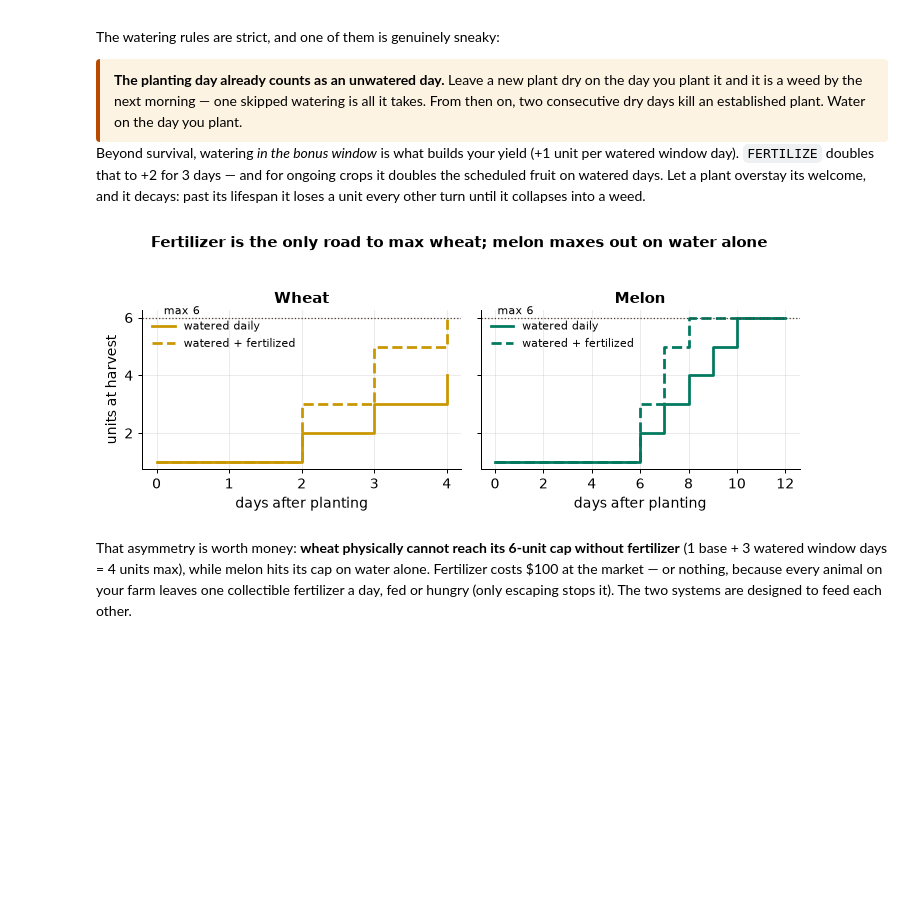
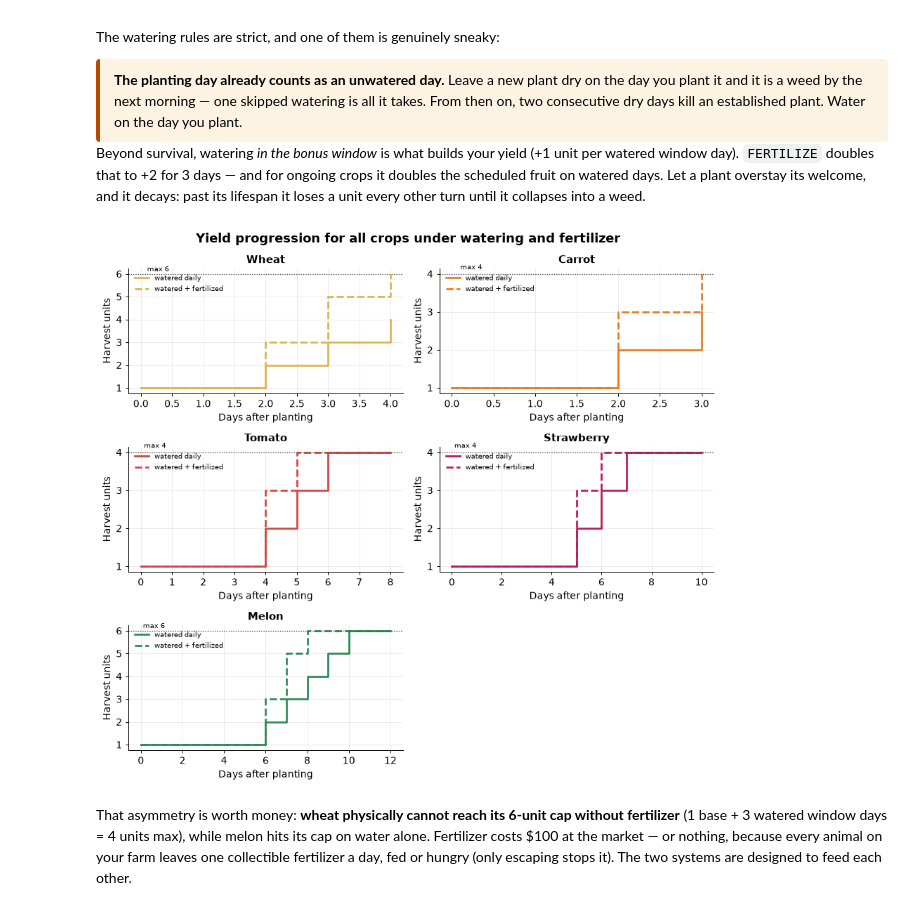
Before and after one commit to bravefe/Kaggriculture, a Jupyter notebook: kaggriculture-visualized-what-every-crop-pays.ipynb, the cells around one changed output. Drawn from its saved outputs; the diff is of its cells as text; code cells hidden in the pictures; blank space fills up the shorter version.

```diff
--- a/kaggriculture-visualized-what-every-crop-pays.ipynb
+++ b/kaggriculture-visualized-what-every-crop-pays.ipynb
@@ -568,33 +571,77 @@ window day). `FERTILIZE` doubles that to +2 for 3 days — and for ongoing crops
 scheduled fruit on watered days. Let a plant overstay its welcome, and it decays: past its
 lifespan it loses a unit every other turn until it collapses into a weed.
 # %%
+CROP_C = {
+    "WHEAT": "#E0B44C",
+    "CARROT": "#E67E22",
+    "TOMATO": "#D64541",
+    "STRAWBERRY": "#C2185B",
+    "MELON": "#2E8B57",
+}
+
 def yield_curve(crop, water=True, fert=False):
-    # Day-by-day harvestable units for a one-shot crop (engine WATER logic, per day).
-    c, units, curve = CROPS[crop], 1, []
+    """Day-by-day harvestable units for a one-shot crop."""
+    c = CROPS[crop]
+    units = 1
+    curve = []
     w0 = (c["max_yield_day"] + 1) // 2
-    for age in range(0, c["max_yield_day"] + 1):
+
+    for age in range(c["max_yield_day"] + 1):
         if water and w0 <= age <= c["max_yield_day"]:
             units = min(c["max_yield"], units + (2 if fert else 1))
         curve.append(units)
     return curve
 
-fig, axes = plt.subplots(1, 2, figsize=(8.2, 3.1), sharey=True)
-for ax, crop in zip(axes, ["WHEAT", "MELON"]):
+crops = ["WHEAT", "CARROT", "TOMATO", "STRAWBERRY", "MELON"]
+
+fig, axes = plt.subplots(3, 2, figsize=(10, 9), sharey=False)
+axes = axes.ravel()
+
+for ax, crop in zip(axes, crops):
     c = CROPS[crop]
-    for fert, style, lbl in [(False, "-", "watered daily"), (True, "--", "watered + fertilized")]:
+
+    for fert, style, label in [
+        (False, "-", "watered daily"),
+        (True, "--", "watered + fertilized"),
+    ]:
         curve = yield_curve(crop, fert=fert)
-        ax.step(range(len(curve)), curve, style, where="post", color=CROP_C[crop],
-                lw=2.2, label=lbl)
+        ax.step(
+            range(len(curve)),
+            curve,
+            style,
+            where="post",
+            color=CROP_C[crop],
+            lw=2.2,
+            label=label,
+        )
+
     ax.axhline(c["max_yield"], color="#4A3F35", lw=1, ls=":")
-    ax.text(0.1, c["max_yield"] + .12, f"max {c['max_yield']}", fontsize=9)
-    ax.set_title(crop.title()); ax.set_xlabel("days after planting")
-    ax.legend(fontsize=9, loc="upper left", frameon=False)
-axes[0].set_ylabel("units at harvest")
-fig.suptitle("Fertilizer is the only road to max wheat; melon maxes out on water alone",
-             fontsize=12, weight="bold", y=1.04)
-plt.tight_layout(); plt.show()
+    ax.text(
+        0.1,
+        c["max_yield"] + 0.12,
+        f"max {c['max_yield']}",
+        fontsize=8,
+    )
+
+    ax.set_title(crop.title(), weight="bold")
+    ax.set_xlabel("Days after planting")
+    ax.set_ylabel("Harvest units")
+    ax.legend(fontsize=8, frameon=False, loc="upper left")
+
+# Hide the unused 6th subplot
+axes[-1].axis("off")
+
+fig.suptitle(
+    "Yield progression for all crops under watering and fertilizer",
+    fontsize=14,
+    weight="bold",
+    y=0.98,
+)
+
+plt.tight_layout()
+plt.show()
 # %% [output]
-[figure, old version]
+[figure, new version]
 # %% [markdown]
 That asymmetry is worth money: **wheat physically cannot reach its 6-unit cap without fertilizer**
 (1 base + 3 watered window days = 4 units max), while melon hits its cap on water alone. Fertilizer costs \$100
```
Also changed, not shown: parts of 2 cells of this notebook, 5 other files.
